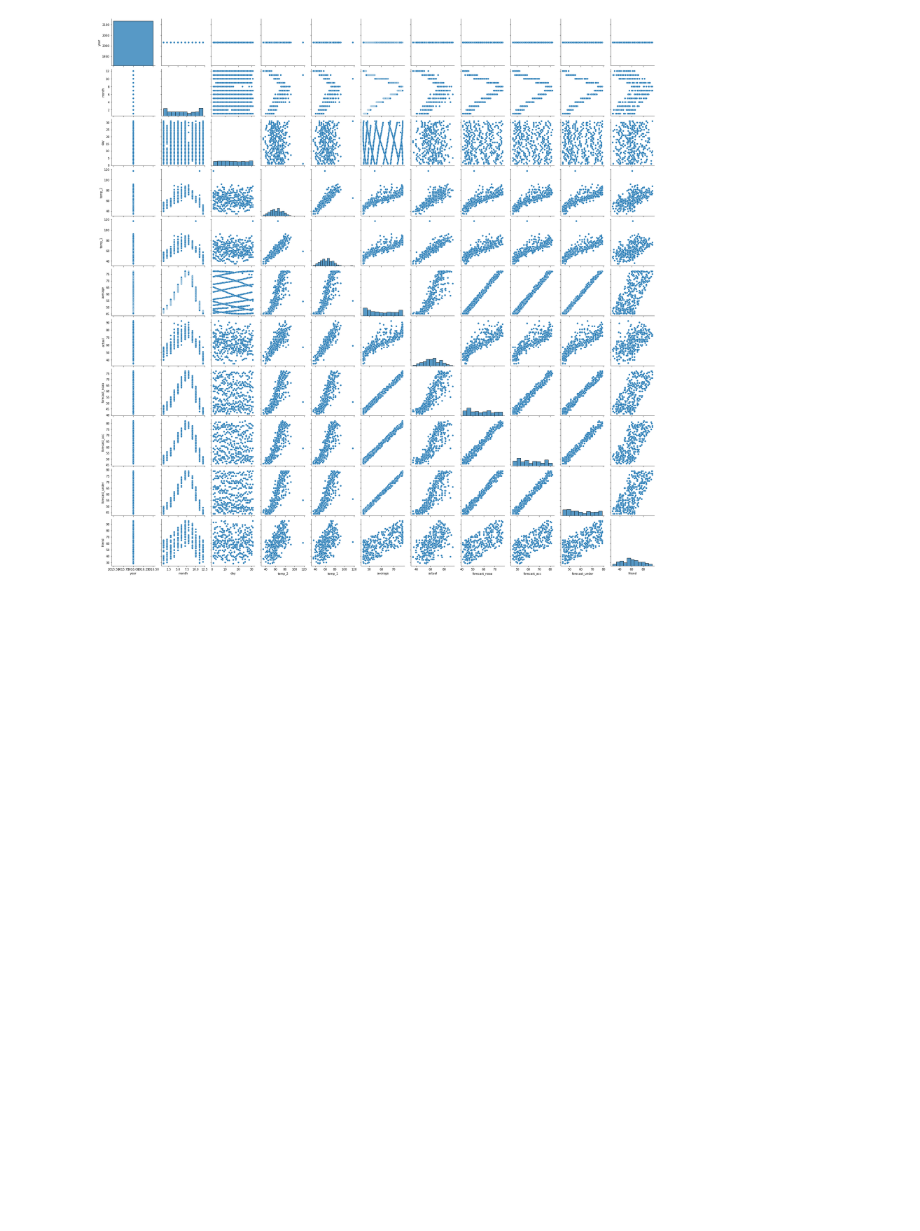
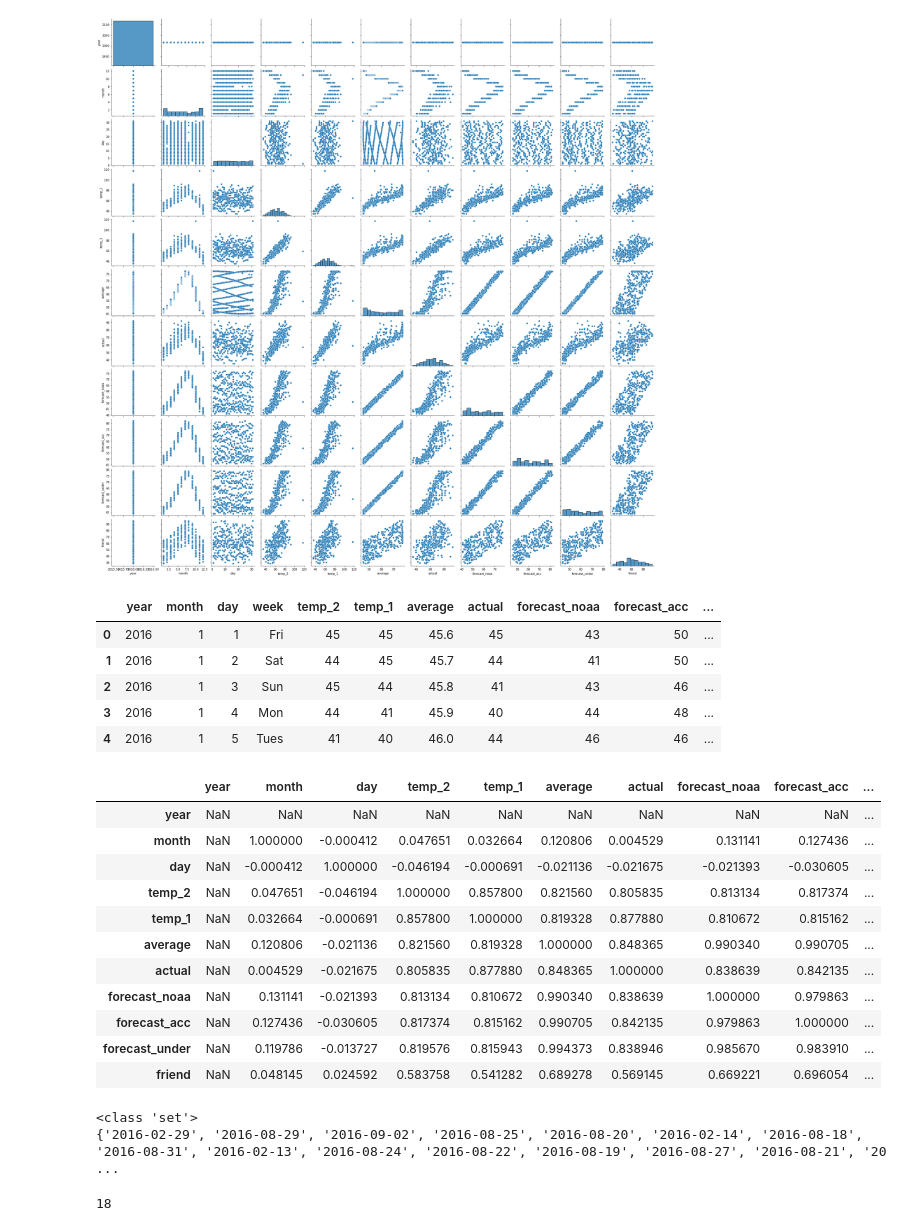
Before and after one commit to johyunkang/adp_certificate, a Jupyter notebook: adp_20.ipynb, the cells around one changed output. Saved outputs shown, nothing was run; the diff lists cells and outputs as text; code cells hidden in the pictures; blank space fills up the shorter version.

Commit message:
date convert

```diff
--- a/adp_20.ipynb
+++ b/adp_20.ipynb
@@ -70,7 +70,39 @@ sns.pairplot(df)
 # %%
 df['date'] = df['year'].astype('str')+'-'+df['month'].astype('str')+'-'+df['day'].astype('str')
 df['date'] = pd.to_datetime(df['date'])
 display(df.head())
+
+display(df.corr())
+
+v = pd.DataFrame(pd.date_range(start=df['date'].dt.strftime('%Y-%m-%d').min(), end=df['date'].dt.strftime('%Y-%m-%d').max()))[0].dt.strftime('%Y-%m-%d').values
+# print(type(v))
+# print(v)
+a = set(v) - set(df['date'].dt.strftime('%Y-%m-%d'))
+print(type(a))
+print(a)
+len(a)
+# %% [output]
+|  | year | month | day | week | temp_2 | temp_1 | average | actual | forecast_noaa | forecast_acc | ... |
+| 0 | 2016 | 1 | 1 | Fri | 45 | 45 | 45.6 | 45 | 43 | 50 | ... |
+| 1 | 2016 | 1 | 2 | Sat | 44 | 45 | 45.7 | 44 | 41 | 50 | ... |
+| 2 | 2016 | 1 | 3 | Sun | 45 | 44 | 45.8 | 41 | 43 | 46 | ... |
+| 3 | 2016 | 1 | 4 | Mon | 44 | 41 | 45.9 | 40 | 44 | 48 | ... |
+| 4 | 2016 | 1 | 5 | Tues | 41 | 40 | 46.0 | 44 | 46 | 46 | ... |
+|  | year | month | day | temp_2 | temp_1 | average | actual | forecast_noaa | forecast_acc | ... |
+| year | NaN | NaN | NaN | NaN | NaN | NaN | NaN | NaN | NaN | ... |
+| month | NaN | 1.000000 | -0.000412 | 0.047651 | 0.032664 | 0.120806 | 0.004529 | 0.131141 | 0.127436 | ... |
+| day | NaN | -0.000412 | 1.000000 | -0.046194 | -0.000691 | -0.021136 | -0.021675 | -0.021393 | -0.030605 | ... |
+| temp_2 | NaN | 0.047651 | -0.046194 | 1.000000 | 0.857800 | 0.821560 | 0.805835 | 0.813134 | 0.817374 | ... |
+| temp_1 | NaN | 0.032664 | -0.000691 | 0.857800 | 1.000000 | 0.819328 | 0.877880 | 0.810672 | 0.815162 | ... |
+| average | NaN | 0.120806 | -0.021136 | 0.821560 | 0.819328 | 1.000000 | 0.848365 | 0.990340 | 0.990705 | ... |
+| actual | NaN | 0.004529 | -0.021675 | 0.805835 | 0.877880 | 0.848365 | 1.000000 | 0.838639 | 0.842135 | ... |
+| forecast_noaa | NaN | 0.131141 | -0.021393 | 0.813134 | 0.810672 | 0.990340 | 0.838639 | 1.000000 | 0.979863 | ... |
+| forecast_acc | NaN | 0.127436 | -0.030605 | 0.817374 | 0.815162 | 0.990705 | 0.842135 | 0.979863 | 1.000000 | ... |
+| forecast_under | NaN | 0.119786 | -0.013727 | 0.819576 | 0.815943 | 0.994373 | 0.838946 | 0.985670 | 0.983910 | ... |
+| friend | NaN | 0.048145 | 0.024592 | 0.583758 | 0.541282 | 0.689278 | 0.569145 | 0.669221 | 0.696054 | ... |
+<class 'set'>
+{'2016-02-29', '2016-08-29', '2016-09-02', '2016-08-25', '2016-08-20', '2016-02-14', '2016-08-18', '2016-08-31', '2016-02-13', '2016-08-24', '2016-08-22', '2016-08-19', '2016-08-27', '2016-08-21', '20 ...
+18
 # %%
 print('''
 1. EDA 결과 NaN 은 존재하지 않음
```
